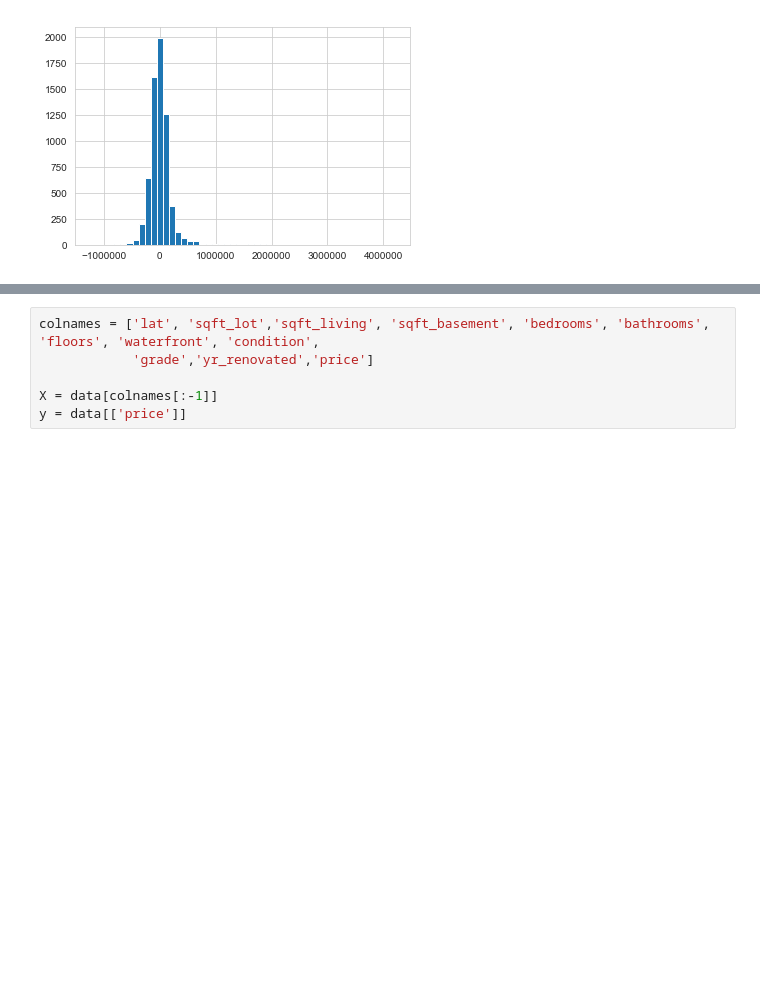
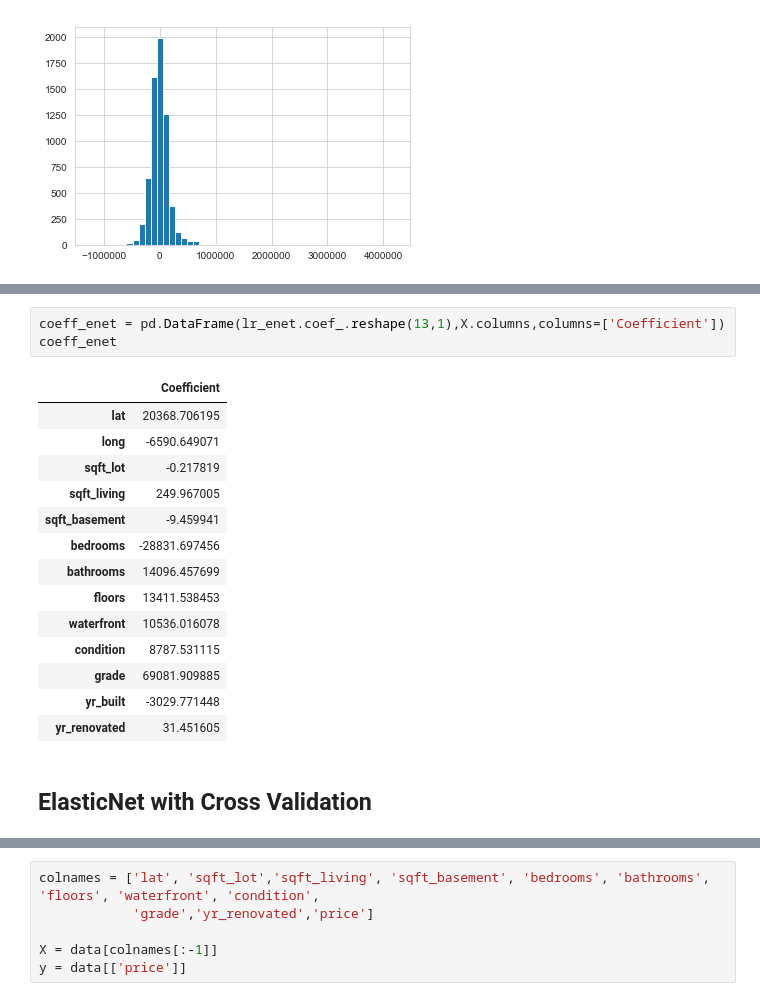
Before and after one commit to ozdemirht/Data-Science, a Jupyter notebook: learn/regression/ex1/example.ipynb, the cells around one changed output, grey strips where cells are left out. Saved outputs shown, nothing was run; the diff lists cells and outputs as text; blank space fills up the shorter version.

```diff
--- a/learn/regression/ex1/example.ipynb
+++ b/learn/regression/ex1/example.ipynb
@@ -648,0 +695,20 @@ ret = plt.hist(y_test.price-predictions,bins=50)
+# %%
+coeff_enet = pd.DataFrame(lr_enet.coef_.reshape(13,1),X.columns,columns=['Coefficient'])
+coeff_enet
+# %% [output]
+|  | Coefficient |
+| lat | 20368.706195 |
+| long | -6590.649071 |
+| sqft_lot | -0.217819 |
+| sqft_living | 249.967005 |
+| sqft_basement | -9.459941 |
+| bedrooms | -28831.697456 |
+| bathrooms | 14096.457699 |
+| floors | 13411.538453 |
+| waterfront | 10536.016078 |
+| condition | 8787.531115 |
+| grade | 69081.909885 |
+| yr_built | -3029.771448 |
+| yr_renovated | 31.451605 |
+# %% [markdown]
+## ElasticNet with Cross Validation
```
Also changed, not shown: parts of 56 cells of this notebook.
